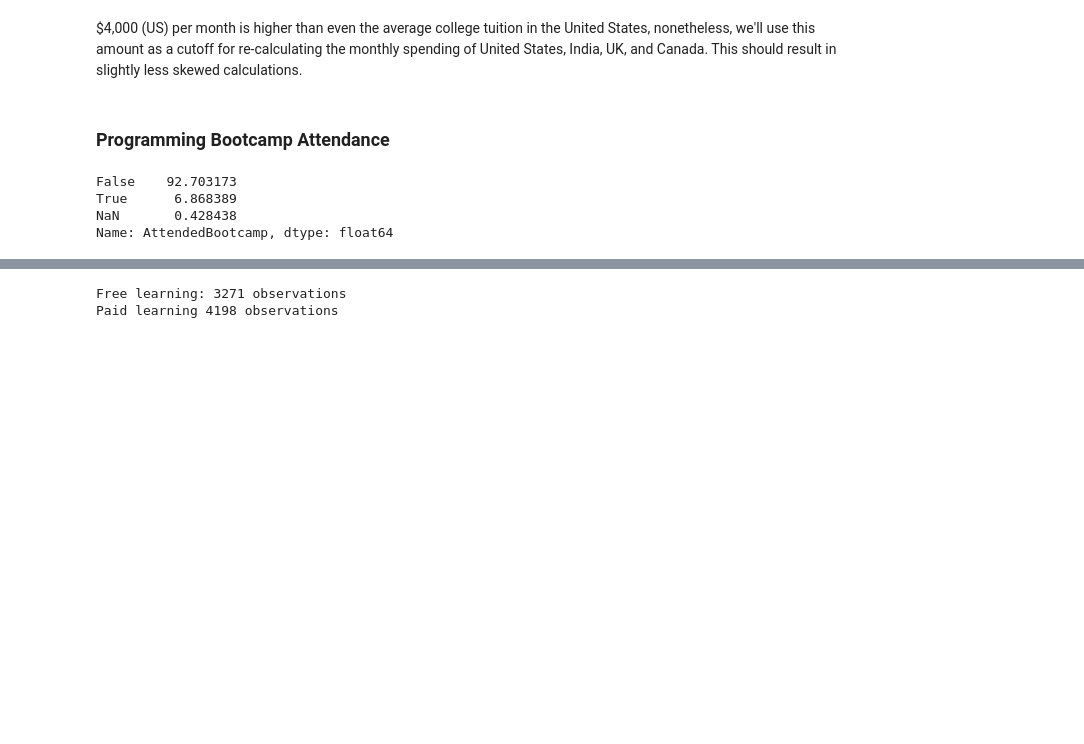
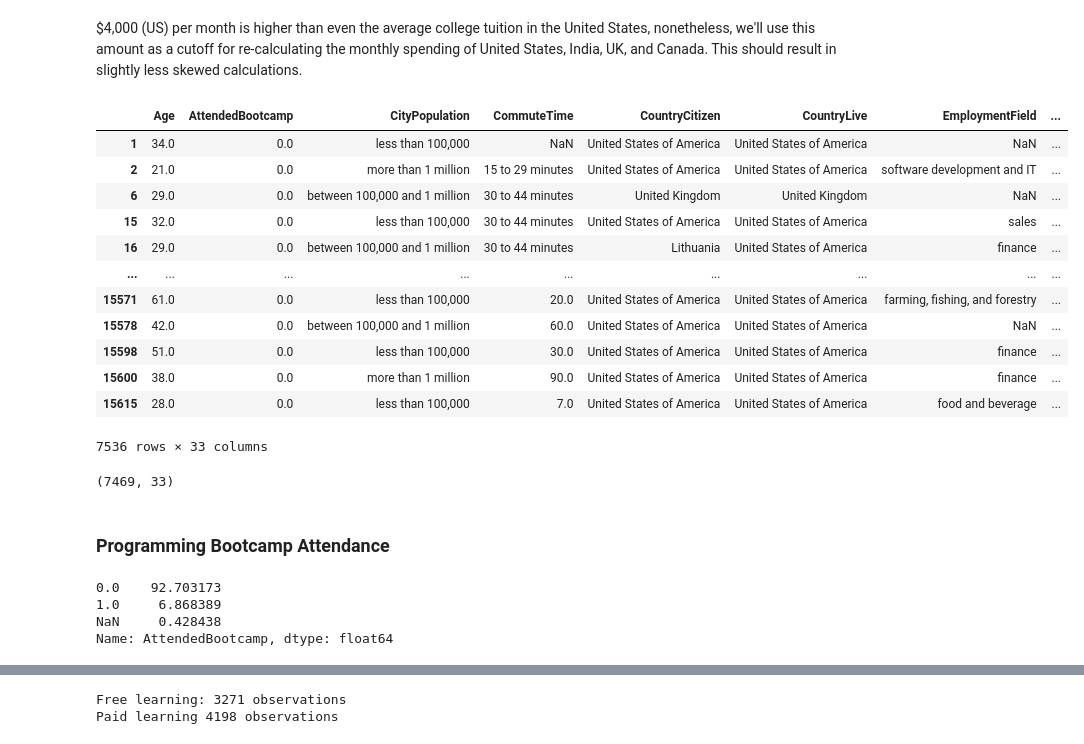
Before and after one commit to paul-trood/Portfolio-Best_Markets_for_Advertising, a Jupyter notebook: coding_survey.ipynb, the cells around one changed output, grey strips where cells are left out. Drawn from its saved outputs; the diff is of its cells as text; code cells hidden in the pictures; blank space fills up the shorter version.

```diff
--- a/coding_survey.ipynb
+++ b/coding_survey.ipynb
@@ -1271,20 +1271,39 @@ spending["Monthly_spending"].value_counts(bins = 20, normalize= True) * 100
 Name: Monthly_spending, dtype: float64
 # %% [markdown]
 \$4,000 (US) per month is higher than even the average college tuition in the United States, nonetheless, we'll use this amount as a cutoff for re-calculating the monthly spending of United States, India, UK, and Canada. This should result in slightly less skewed calculations.
+# %%
+four_countries
+# %% [output]
+|  | Age | AttendedBootcamp | CityPopulation | CommuteTime | CountryCitizen | CountryLive | EmploymentField | ... |
+| 1 | 34.0 | 0.0 | less than 100,000 | NaN | United States of America | United States of America | NaN | ... |
+| 2 | 21.0 | 0.0 | more than 1 million | 15 to 29 minutes | United States of America | United States of America | software development and IT | ... |
+| 6 | 29.0 | 0.0 | between 100,000 and 1 million | 30 to 44 minutes | United Kingdom | United Kingdom | NaN | ... |
+| 15 | 32.0 | 0.0 | less than 100,000 | 30 to 44 minutes | United States of America | United States of America | sales | ... |
+| 16 | 29.0 | 0.0 | between 100,000 and 1 million | 30 to 44 minutes | Lithuania | United States of America | finance | ... |
+| ... | ... | ... | ... | ... | ... | ... | ... | ... |
+| 15571 | 61.0 | 0.0 | less than 100,000 | 20.0 | United States of America | United States of America | farming, fishing, and forestry | ... |
+| 15578 | 42.0 | 0.0 | between 100,000 and 1 million | 60.0 | United States of America | United States of America | NaN | ... |
+| 15598 | 51.0 | 0.0 | less than 100,000 | 30.0 | United States of America | United States of America | finance | ... |
+| 15600 | 38.0 | 0.0 | more than 1 million | 90.0 | United States of America | United States of America | finance | ... |
+| 15615 | 28.0 | 0.0 | less than 100,000 | 7.0 | United States of America | United States of America | food and beverage | ... |
+7536 rows × 33 columns
 # %%
 # Money spent less than or equal to $4,000
 four_countries = four_countries[four_countries["Monthly_spending"] <= 4000]
+four_countries.shape
+# %% [output]
+(7469, 33)
 # %% [markdown]
 ### Programming Bootcamp Attendance
 # %%
 # Replace 1 and 0 with True and False
-four_countries["AttendedBootcamp"] = four_countries["AttendedBootcamp"].replace({1.0:"True", 0.0: "False"})
+#four_countries["AttendedBootcamp"] = four_countries["AttendedBootcamp"].replace({1.0:"True", 0.0: "False"})
 
 four_countries["AttendedBootcamp"].value_counts(normalize= True, dropna= False) * 100
 # %% [output]
-False    92.703173
-True      6.868389
-NaN       0.428438
+0.0    92.703173
+1.0     6.868389
+NaN     0.428438
 Name: AttendedBootcamp, dtype: float64
 # %%
 # Average money spent grouped by bootcamp attendance
```
Also changed, not shown: parts of 7 cells of this notebook.
